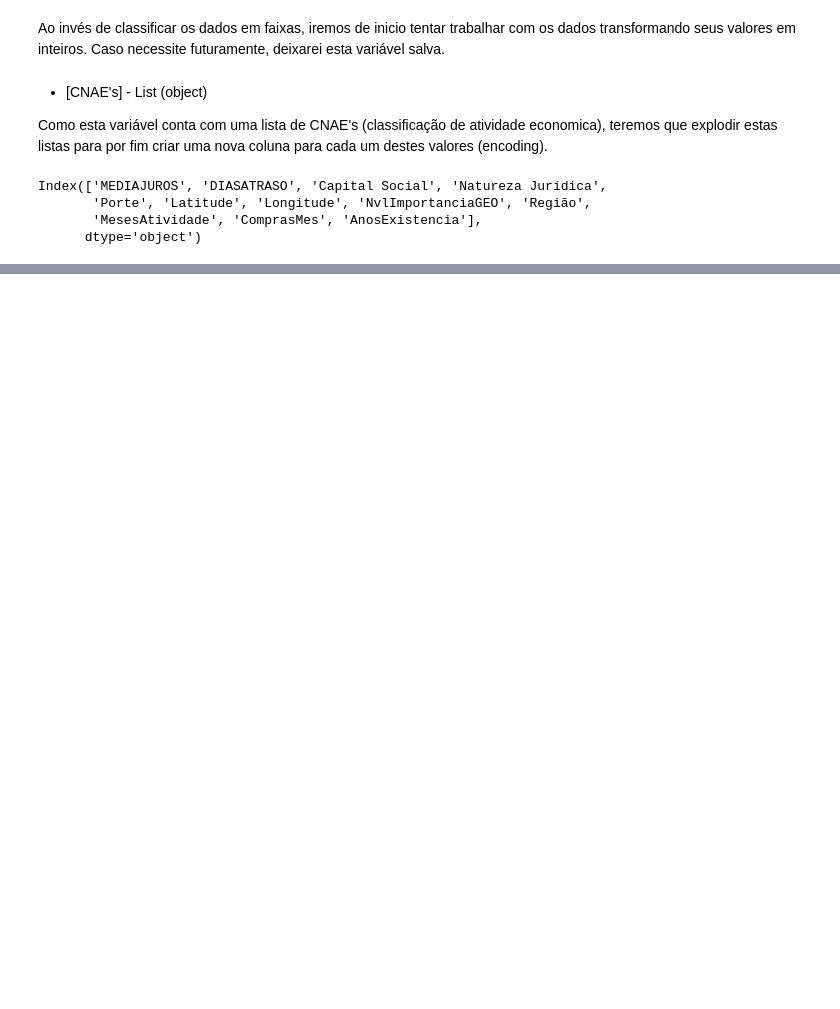
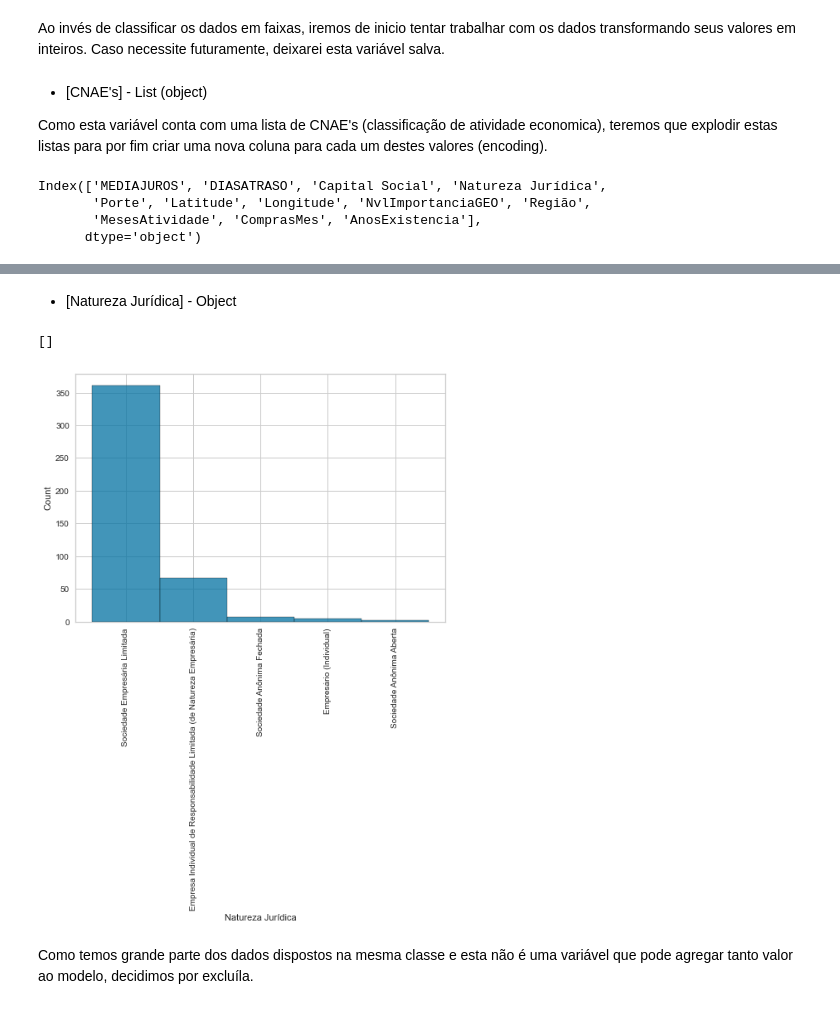
Before and after one commit to evanjr99/Customer-Cluster, a Jupyter notebook: Clusterização - Porte da Empresa.ipynb, the cells around one changed output, grey strips where cells are left out. Cells and saved outputs as stored; diff of their text form; code cells hidden in the pictures; blank space fills up the shorter version.

Commit message:
Add files via upload
Modelo criado, apenas validar e finalizar documentação.

```diff
--- a/Clusterização - Porte da Empresa.ipynb
+++ b/Clusterização - Porte da Empresa.ipynb
@@ -432,7 +433,7 @@ dummies_cnaes = pd.get_dummies(df["CNAE's"].explode())
 dummies_cnaes = dummies_cnaes[~dummies_cnaes.index.duplicated(keep='first')]
 
 df = df.drop("CNAE's", axis=1)
-df = pd.concat([dummies_cnaes, df], axis=1)
+df = pd.concat([df, dummies_cnaes], axis=1)
 # %%
 cols_originais = df.columns[~df.columns.isin(dummies_cnaes)]
 cols_originais
@@ -479,0 +481,12 @@ Name: MEDIAJUROS, dtype: int64
+# %% [markdown]
+- [Natureza Jurídica] - Object
+# %%
+plt.figure()
+sns.histplot(x=df['Natureza Jurídica'])
+plt.xticks(rotation='90')
+plt.plot()
+# %% [output]
+[]
+[figure, added]
+# %% [markdown]
+Como temos grande parte dos dados dispostos na mesma classe e esta não é uma variável que pode agregar tanto valor ao modelo, decidimos por excluíla.
```
Also changed, not shown: parts of 44 cells of this notebook.
